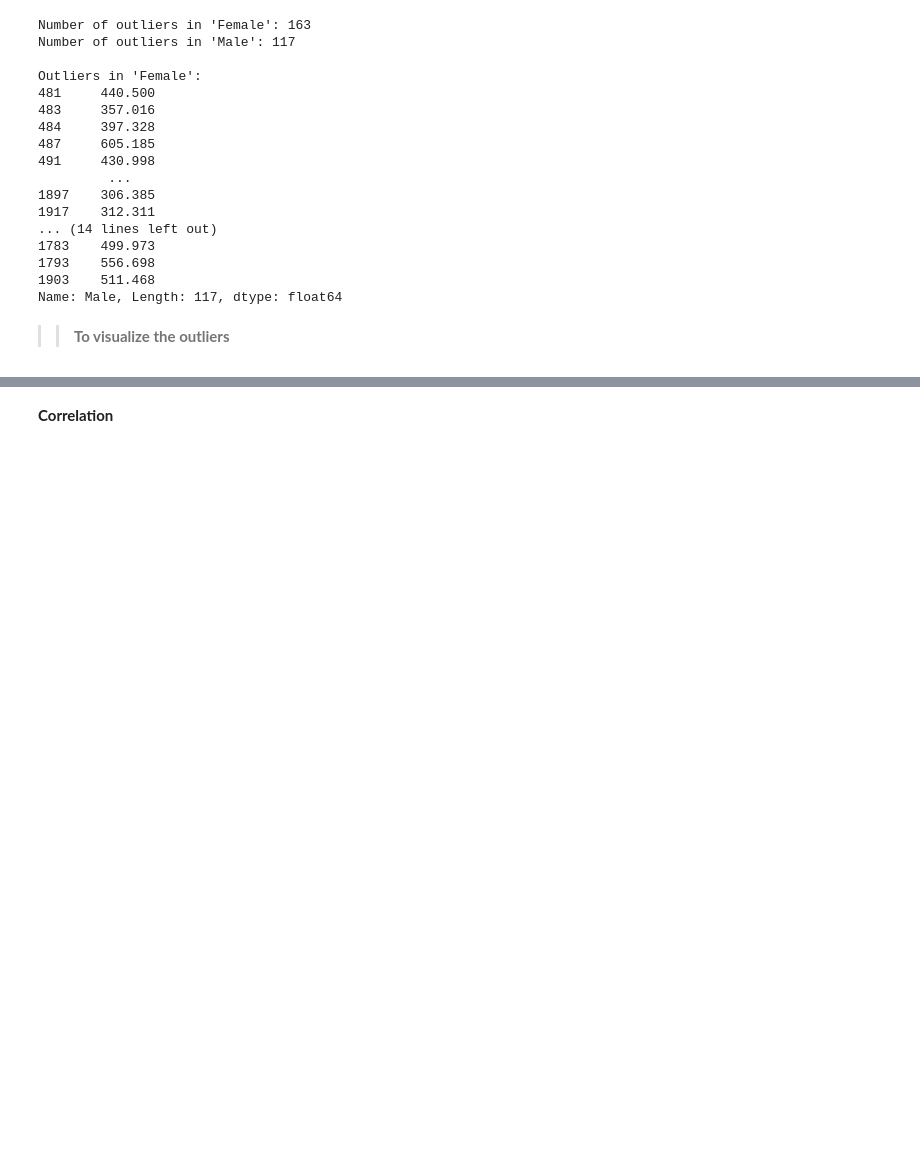
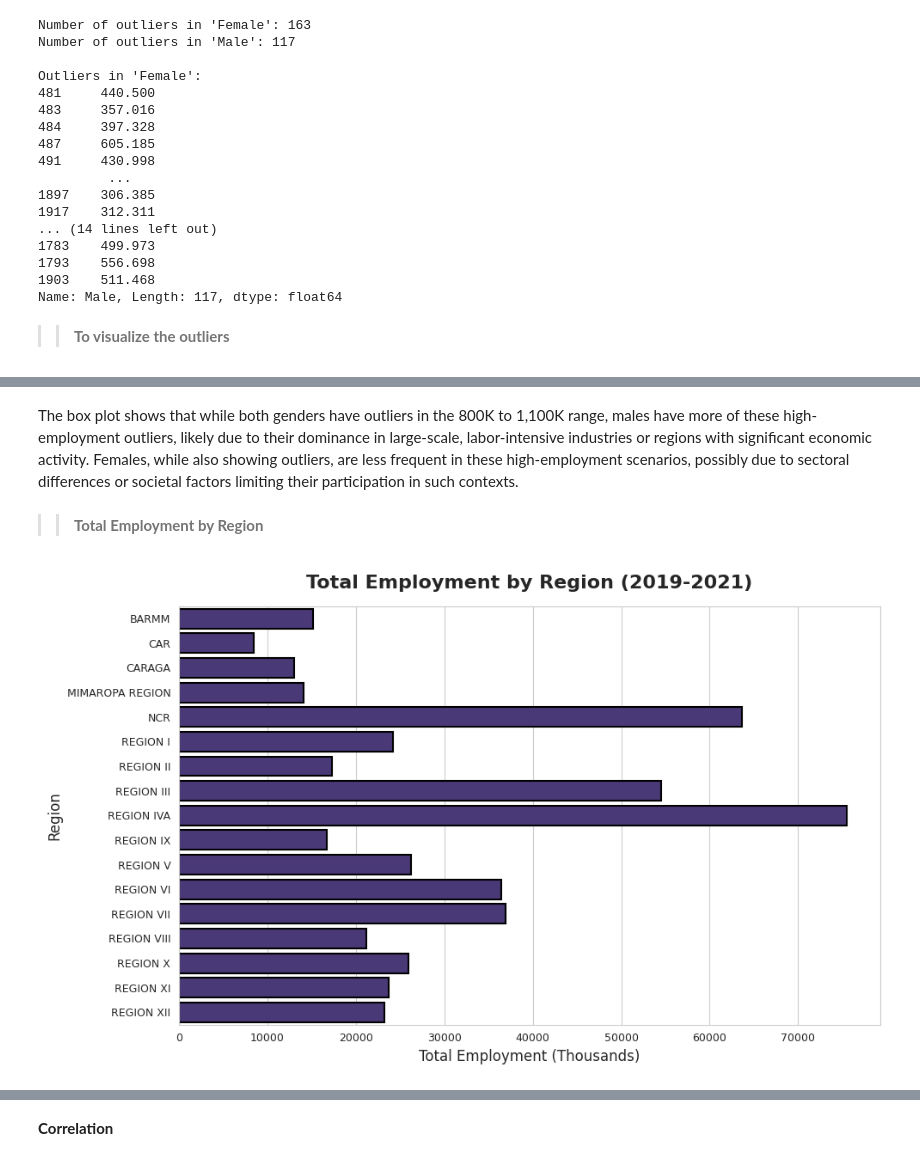
Before and after one commit to hotline8ling/Data-Mining-on-Employed-Persons-by-Major-Occupation-by-Region-by-Sex-in-the-Philippines, a Jupyter notebook: Test_Clean.ipynb, the cells around one changed output, grey strips where cells are left out. Cells and saved outputs as stored; diff of their text form; code cells hidden in the pictures; blank space fills up the shorter version.

```diff
--- a/Test_Clean.ipynb
+++ b/Test_Clean.ipynb
@@ -1050,0 +1187,28 @@ plt.show()
+# %% [markdown]
+The box plot shows that while both genders have outliers in the 800K to 1,100K range, males have more of these high-employment outliers, likely due to their dominance in large-scale, labor-intensive industries or regions with significant economic activity. Females, while also showing outliers, are less frequent in these high-employment scenarios, possibly due to sectoral differences or societal factors limiting their participation in such contexts.
+# %% [markdown]
+>> **Total Employment by Region**
+# %%
+# Aggregate total employment by region
+df_region = df.groupby('Geolocation')['Total_Employment'].sum().reset_index()
+
+# Set Seaborn style
+sns.set_style("whitegrid")
+sns.set_palette("viridis")  # Keep viridis palette as in original
+
+# Create the figure
+plt.figure(figsize=(10, 6))
+
+# Seaborn bar plot
+sns.barplot(data=df_region, x='Total_Employment', y='Geolocation',
+            saturation=0.8, linewidth=1.5, edgecolor='black')
+
+plt.title('Total Employment by Region (2019-2021)', fontsize=16, pad=15, weight='bold')
+plt.xlabel('Total Employment (Thousands)', fontsize=12)
+plt.ylabel('Region', fontsize=12)
+plt.xticks(fontsize=9)
+plt.yticks(fontsize=9)
+plt.tight_layout()
+plt.show()
+# %% [output]
+[figure, added]
```
Also changed, not shown: parts of 73 cells of this notebook, 1 other file.
